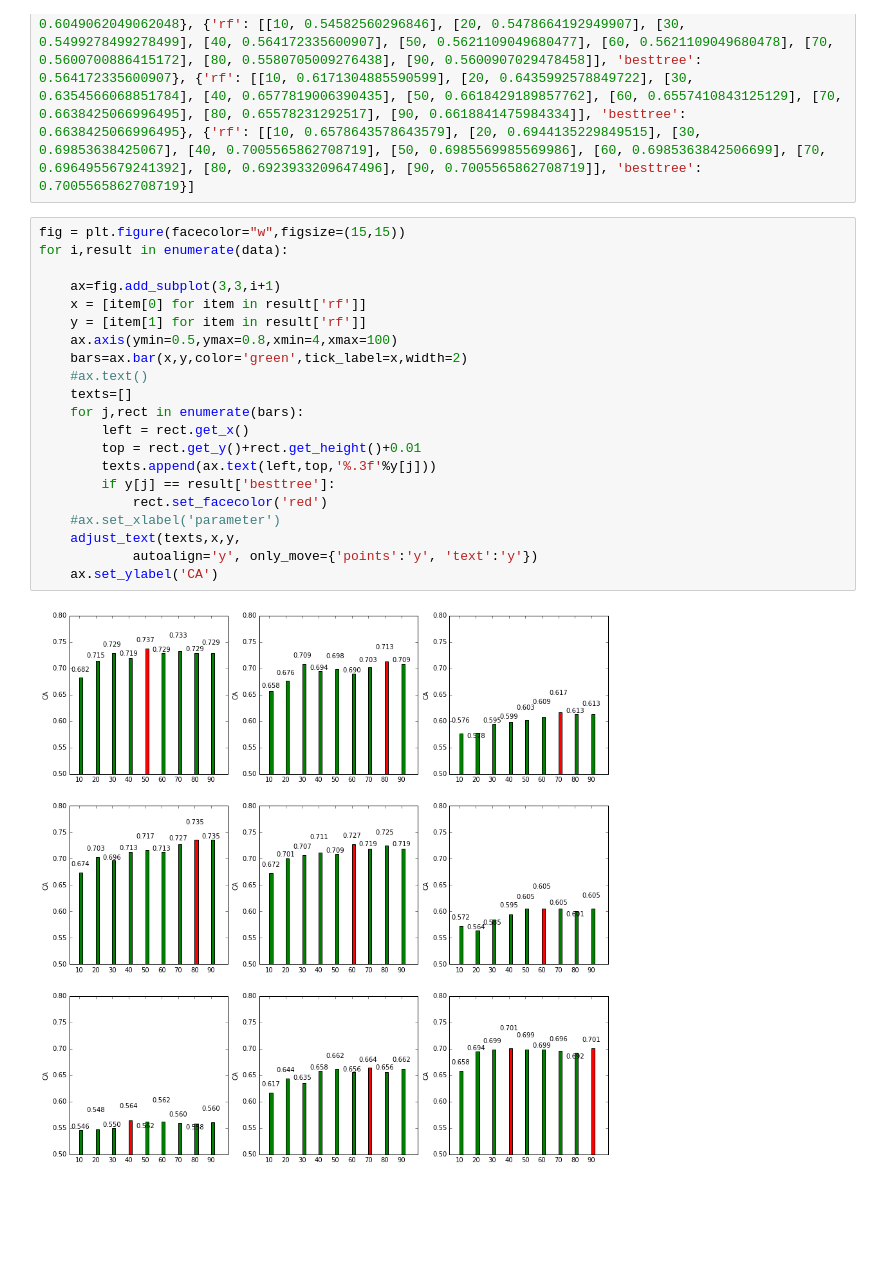
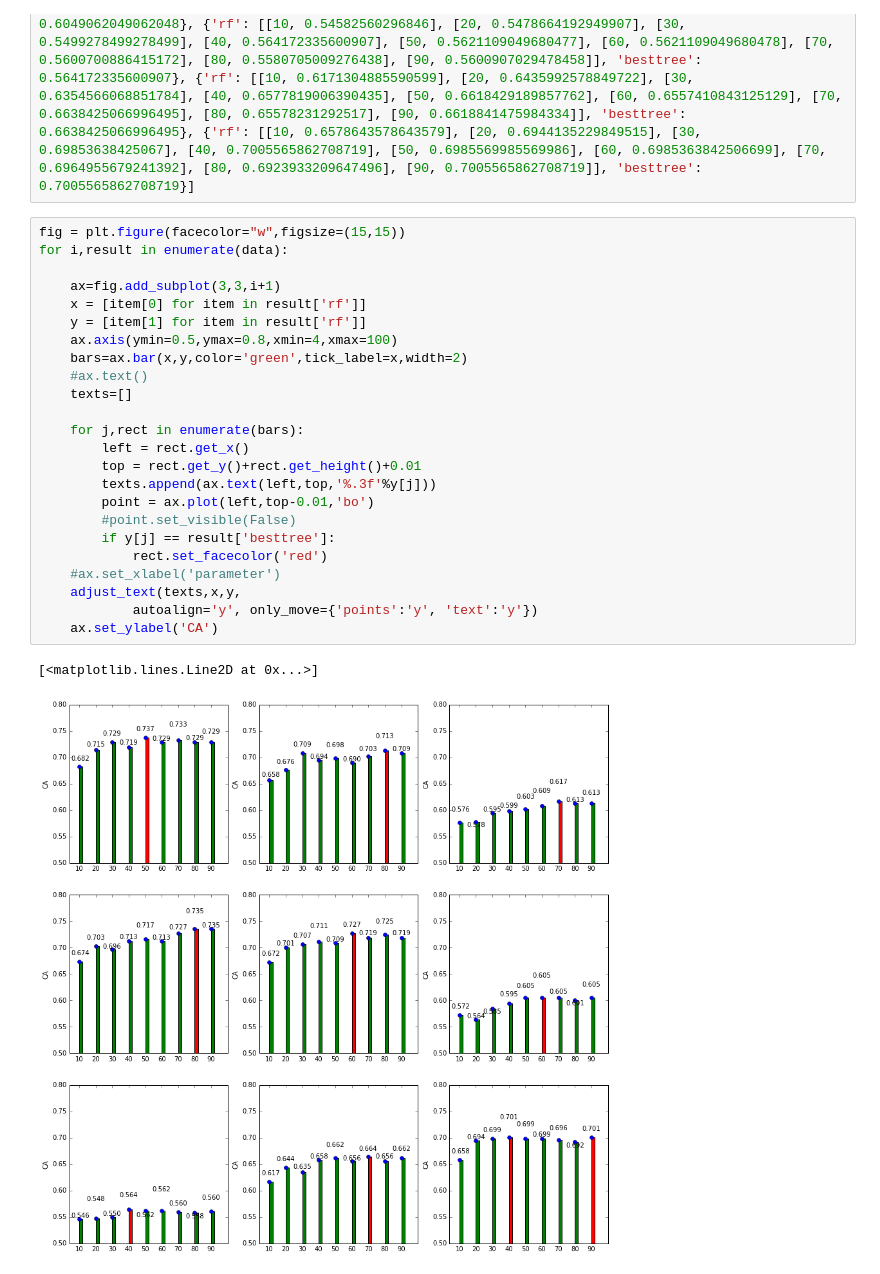
Before and after one commit to zealseeker/adjustText, a Jupyter notebook: examples/overlapIssue.ipynb, the cells around one changed output. Saved outputs shown, nothing was run; the diff lists cells and outputs as text; blank space fills up the shorter version.

Commit message:
add points to bars

```diff
--- a/examples/overlapIssue.ipynb
+++ b/examples/overlapIssue.ipynb
@@ -35,23 +35,27 @@ data = [{'rf': [[10, 0.682312925170068], [20, 0.714904143475572], [30, 0.7291074
 # %%
 fig = plt.figure(facecolor="w",figsize=(15,15))
 for i,result in enumerate(data):
 
     ax=fig.add_subplot(3,3,i+1)
     x = [item[0] for item in result['rf']]
     y = [item[1] for item in result['rf']]
     ax.axis(ymin=0.5,ymax=0.8,xmin=4,xmax=100)
     bars=ax.bar(x,y,color='green',tick_label=x,width=2)
     #ax.text()
     texts=[]
+
     for j,rect in enumerate(bars):
         left = rect.get_x()
         top = rect.get_y()+rect.get_height()+0.01
         texts.append(ax.text(left,top,'%.3f'%y[j]))
+        point = ax.plot(left,top-0.01,'bo')
+        #point.set_visible(False)
         if y[j] == result['besttree']:
             rect.set_facecolor('red')
     #ax.set_xlabel('parameter')
     adjust_text(texts,x,y,
             autoalign='y', only_move={'points':'y', 'text':'y'})
     ax.set_ylabel('CA')
 # %% [output]
+[<matplotlib.lines.Line2D at 0x...>]
-[figure, old version]
+[figure, new version]
```
